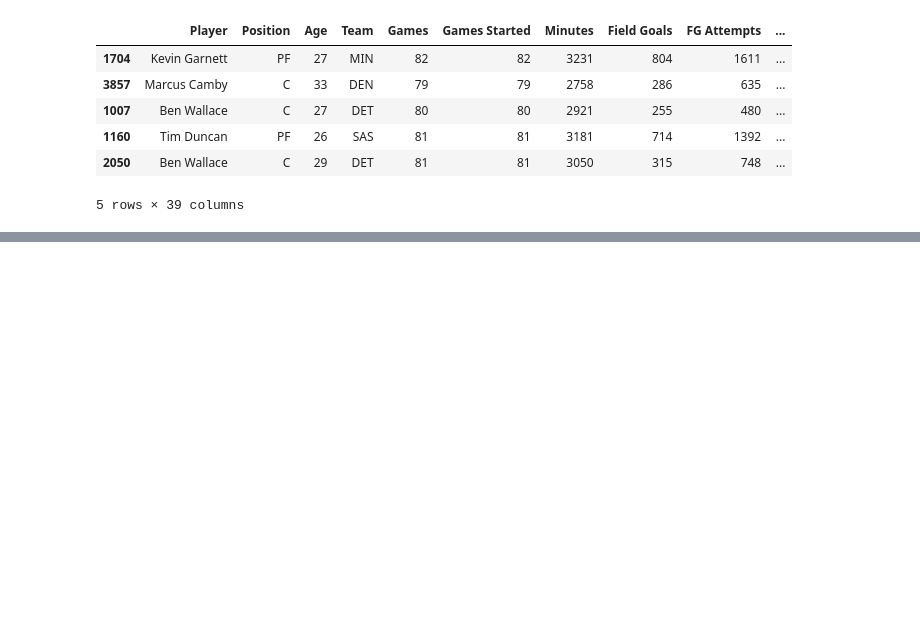
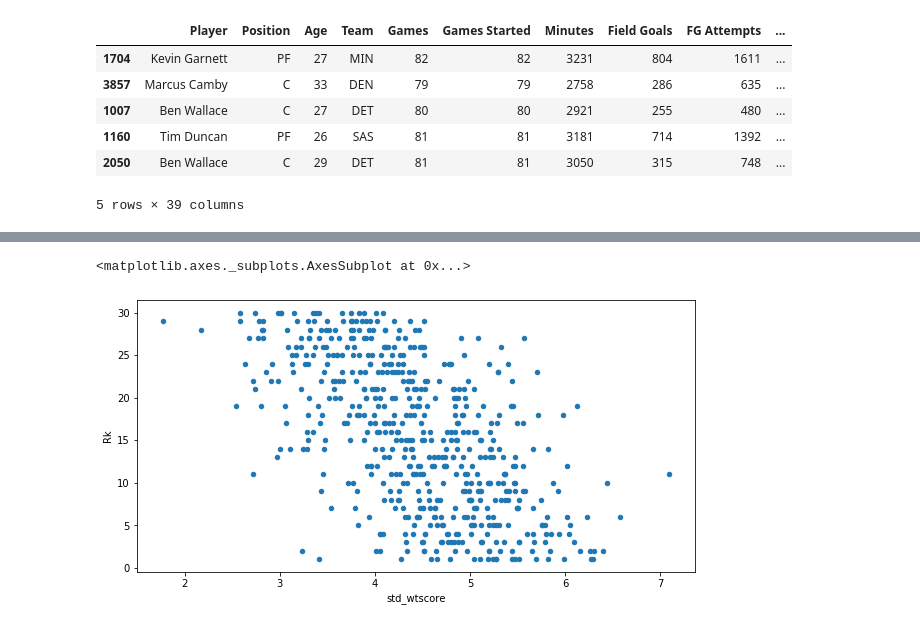
Before and after one commit to chas3stockwell/College-Basketball-Success, a Jupyter notebook: Tutorial Notebook - Extrapolating Success from Basketball Players using On-Court Data 2000-2019-checkpoint.ipynb, the cells around one changed output, grey strips where cells are left out. Cells and saved outputs as stored; diff of their text form; code cells hidden in the pictures; blank space fills up the shorter version.

```diff
--- a/Tutorial Notebook - Extrapolating Success from Basketball Players using On-Court Data 2000-2019-checkpoint.ipynb
+++ b/Tutorial Notebook - Extrapolating Success from Basketball Players using On-Court Data 2000-2019-checkpoint.ipynb
@@ -423,0 +460,39 @@ std_wtscores
+# %%
+df_rank["Team"] = df_rank["Team"].map({
+    'Los Angeles Lakers' : "LAL",
+    'Portland Trail Blazers' : "POR",
+    'Indiana Pacers' : "IND",
+    'Utah Jazz' : "UTA",
+    'Phoenix Suns' : "PHO",
+    'San Antonio Spurs' : "SAS",
+    'Miami Heat' : 'MIA',
+    'Minnesota Timberwolves' : "MIN",
+    'New York Knicks' : "NYK",
+    'Charlotte Hornets' : "CHH",
+    'Philadelphia 76ers' : "PHI",
+    'Seattle SuperSonics' : "SEA",
+    'Toronto Raptors' : "TOR",
+    'Sacramento Kings' : "SAC",
+    'Detroit Pistons' : "DET",
+    'Milwaukee Bucks' : "MIL",
+    'Orlando Magic' : "ORL",
+    'Dallas Mavericks' : "DAL",
+    'Boston Celtics' : "BOS",
+    'Denver Nuggets' : 'DEN',
+    'Houston Rockets' : "HOU",
+    'Cleveland Cavaliers' : "CLE",
+    'New Jersey Nets' : "NJN",
+    'Washington Wizards' : "WAS",
+    'Atlanta Hawks' : "ATL",
+    'Vancouver Grizzlies' : "VAN",
+    'Golden State Warriors' : "GSW",
+    'Chicago Bulls' : "CHI",
+    'Los Angeles Clippers' : "LAC",
+    'Memphis Grizzlies' : "MEM",
+    'New Orleans Hornets' : "NOH",
+    'Charlotte Bobcats' : "CHA",
+    'New Orleans/Oklahoma City Hornets' : "NOK",
+    'Oklahoma City Thunder' : "OKC",
+    'Brooklyn Nets' : "BRK",
+    'New Orleans Pelicans' : "NOP"
+})
@@ -423,0 +515,4 @@ std_wtscores
+# %%
+df_NBA = df_NBA.rename(columns={"Rk": "team_rank", "Overall": "team_record"})
+df_relscore_rank = std_wtscores.merge(df_rank, how = "inner", on = ["Team", "Year"])
+df_relscore_rank.head()
@@ -423,0 +526,5 @@ std_wtscores
+# %%
+rank_plot = df_relscore_rank.plot.scatter(x = "std_wtscore", y = "Rk", figsize = (10,5))
+# %% [output]
+<matplotlib.axes._subplots.AxesSubplot at 0x...>
+[figure, added]
```
Also changed, not shown: parts of 7 cells of this notebook, 3 other files.
